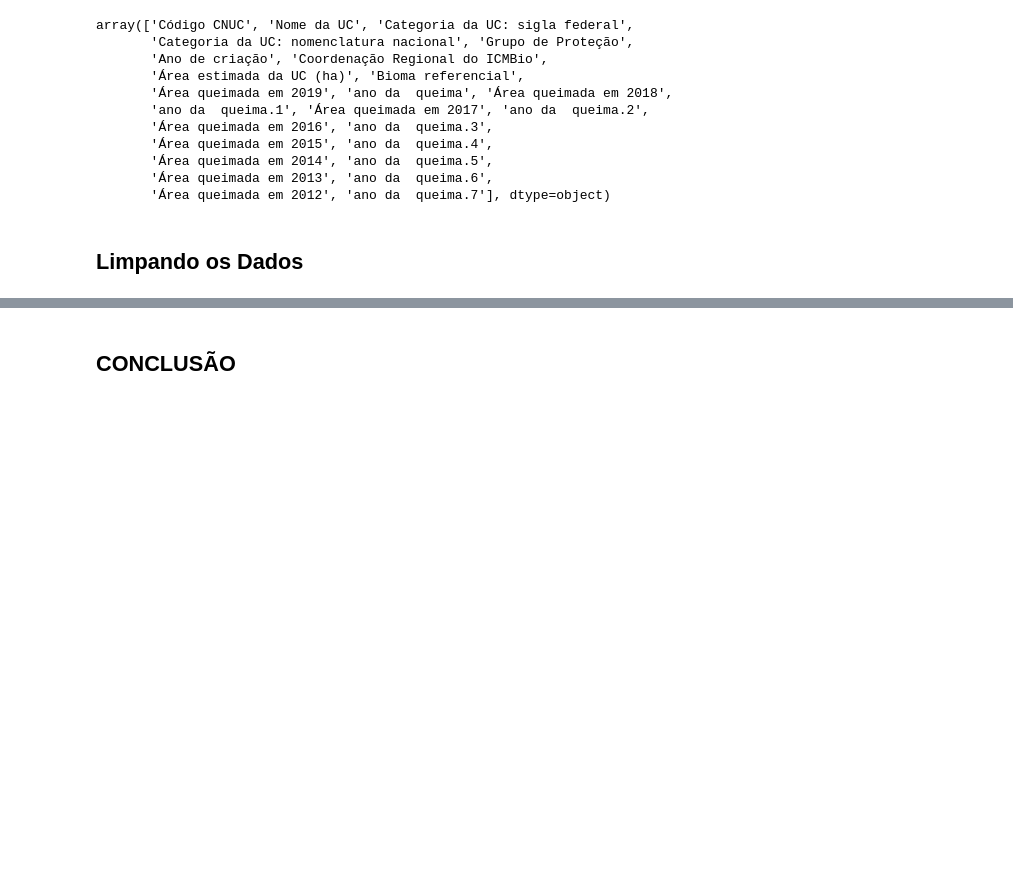
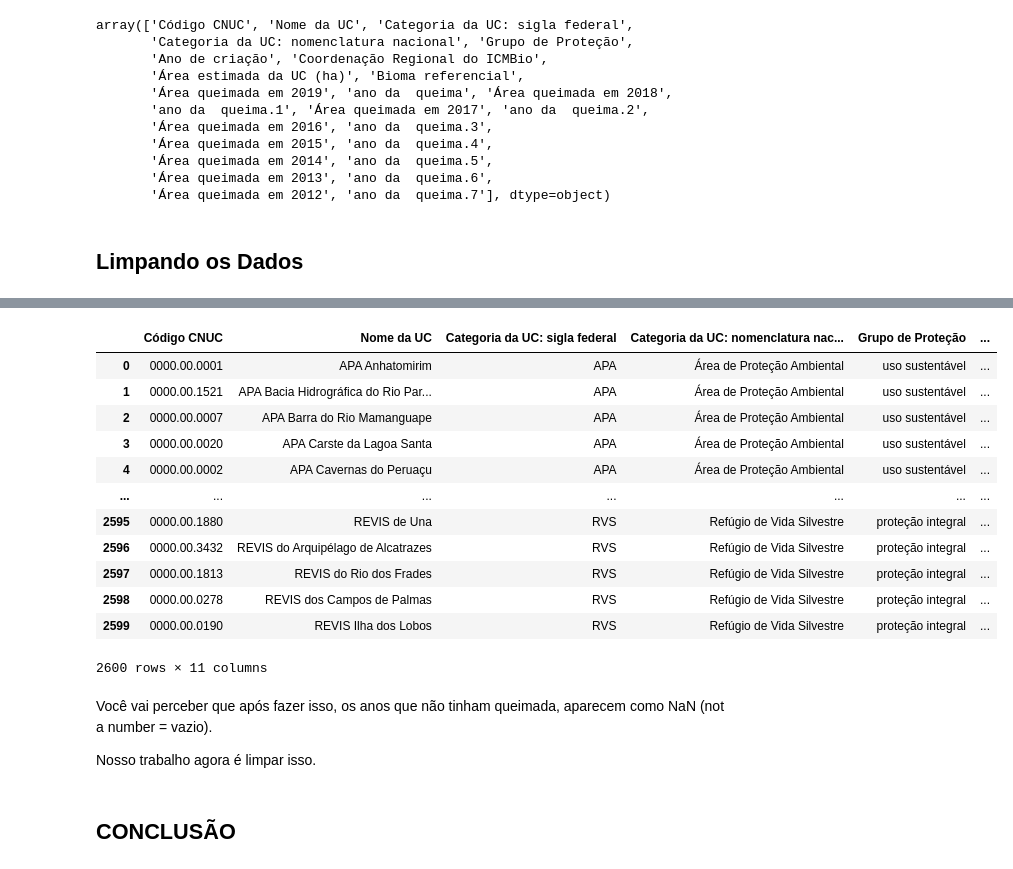
Before and after one commit to marantmir/python_cases, a Jupyter notebook: 20200930_QueimadasBrasil/Queimadas no Brasil [2012 a 2019].ipynb, the cells around one changed output, grey strips where cells are left out. Cells and saved outputs as stored; diff of their text form; code cells hidden in the pictures; blank space fills up the shorter version.

```diff
--- a/20200930_QueimadasBrasil/Queimadas no Brasil [2012 a 2019].ipynb
+++ b/20200930_QueimadasBrasil/Queimadas no Brasil [2012 a 2019].ipynb
@@ -86,0 +121,3 @@ array(['Código CNUC', 'Nome da UC', 'Categoria da UC: sigla federal',
+# %%
+dados = pd.read_excel(link_dataset, sheet_name = 'queima', usecols = colunas)
+dados.head() # visualizar somente 5 primeiros
@@ -86,0 +135,14 @@ array(['Código CNUC', 'Nome da UC', 'Categoria da UC: sigla federal',
+# %%
+nomes_novos = {
+    'Área queimada em 2019' : '2019',
+    'Área queimada em 2018' : '2018',
+    'Área queimada em 2017' : '2017',
+    'Área queimada em 2016' : '2016',
+    'Área queimada em 2015' : '2015',
+    'Área queimada em 2014' : '2014',
+    'Área queimada em 2013' : '2013',
+    'Área queimada em 2012' : '2012'
+}
+# %%
+dados = dados.rename(columns = nomes_novos)
+dados
@@ -87,3 +163,34 @@ array(['Código CNUC', 'Nome da UC', 'Categoria da UC: sigla federal',
+# %%
+colunas_estaticas = ['Código CNUC',
+           'Nome da UC',
+           'Categoria da UC: sigla federal',
+           'Categoria da UC: nomenclatura nacional',
+           'Grupo de Proteção',
+           'Ano de criação',
+           'Coordenação Regional do ICMBio',
+           'Área estimada da UC (ha)',
+           'Bioma referencial']
+
+dados = dados.melt(id_vars= colunas_estaticas , var_name='Ano', value_name='Area')
+dados
+# %% [output]
+|  | Código CNUC | Nome da UC | Categoria da UC: sigla federal | Categoria da UC: nomenclatura nac... | Grupo de Proteção | ... |
+| 0 | 0000.00.0001 | APA Anhatomirim | APA | Área de Proteção Ambiental | uso sustentável | ... |
+| 1 | 0000.00.1521 | APA Bacia Hidrográfica do Rio Par... | APA | Área de Proteção Ambiental | uso sustentável | ... |
+| 2 | 0000.00.0007 | APA Barra do Rio Mamanguape | APA | Área de Proteção Ambiental | uso sustentável | ... |
+| 3 | 0000.00.0020 | APA Carste da Lagoa Santa | APA | Área de Proteção Ambiental | uso sustentável | ... |
+| 4 | 0000.00.0002 | APA Cavernas do Peruaçu | APA | Área de Proteção Ambiental | uso sustentável | ... |
+| ... | ... | ... | ... | ... | ... | ... |
+| 2595 | 0000.00.1880 | REVIS de Una | RVS | Refúgio de Vida Silvestre | proteção integral | ... |
+| 2596 | 0000.00.3432 | REVIS do Arquipélago de Alcatrazes | RVS | Refúgio de Vida Silvestre | proteção integral | ... |
+| 2597 | 0000.00.1813 | REVIS do Rio dos Frades | RVS | Refúgio de Vida Silvestre | proteção integral | ... |
+| 2598 | 0000.00.0278 | REVIS dos Campos de Palmas | RVS | Refúgio de Vida Silvestre | proteção integral | ... |
+| 2599 | 0000.00.0190 | REVIS Ilha dos Lobos | RVS | Refúgio de Vida Silvestre | proteção integral | ... |
+2600 rows × 11 columns
+# %% [markdown]
+Você vai perceber que após fazer isso, os anos que não tinham queimada, aparecem como NaN (not a number = vazio).
+
+Nosso trabalho agora é limpar isso.
 # %% [markdown]
 ## **CONCLUSÃO**
 # %% [markdown]
```
Also changed, not shown: parts of 8 cells of this notebook.
